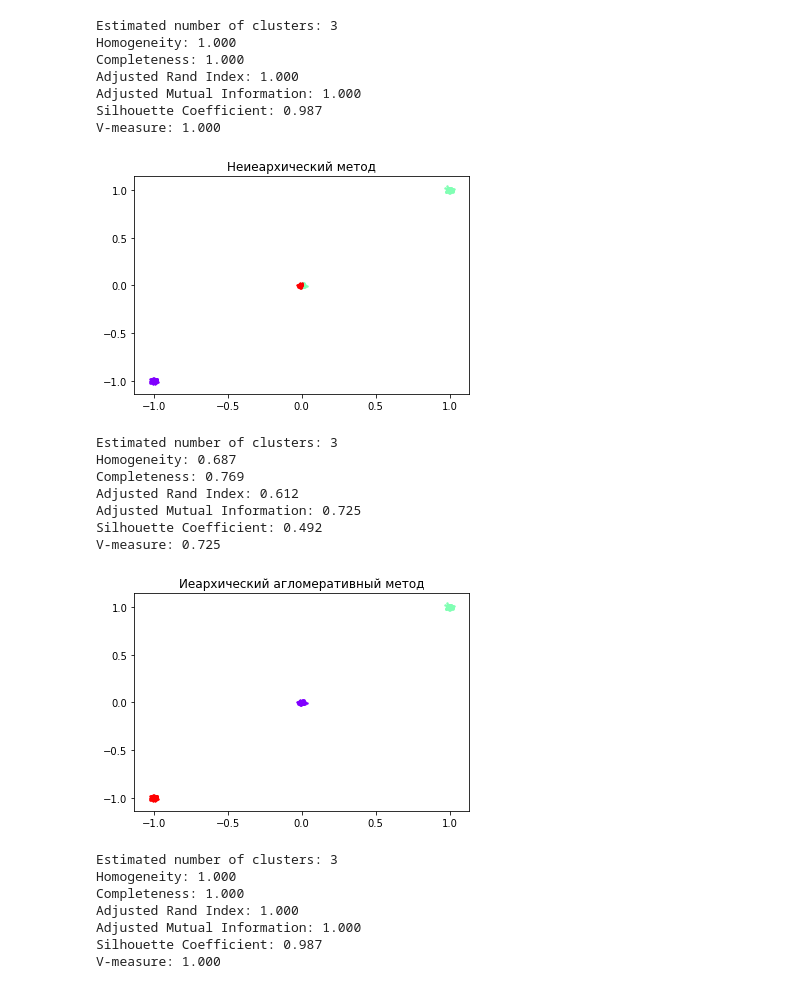
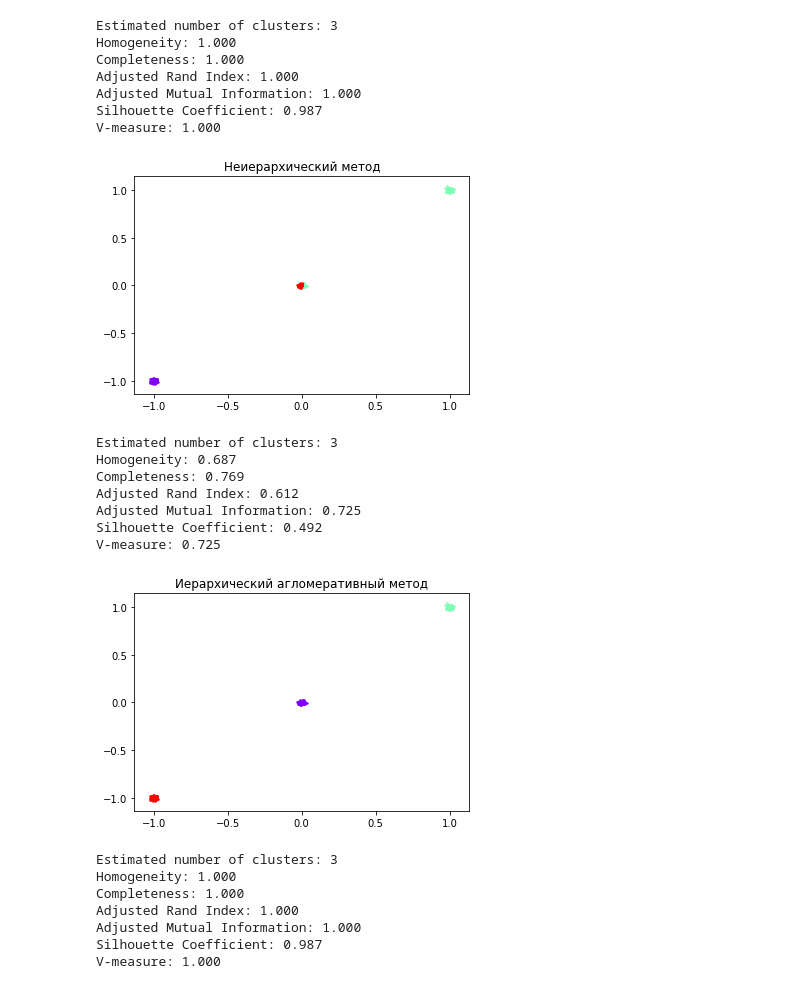
Before and after one commit to fearisinternal/ANNs, a Jupyter notebook: Lab3_DenisovaN.ipynb, the cells around one changed output. Cells and saved outputs as stored; diff of their text form; code cells hidden in the pictures.

```diff
--- a/Lab3_DenisovaN.ipynb
+++ b/Lab3_DenisovaN.ipynb
@@ -254,37 +254,37 @@ labels_AClusters = clustering.labels_
 drawClusters(X, labels_Kmeans, k, 'К-means') # рисуем кластеризацию с помощью k-means
 result(X, y, labels_Kmeans)
 
 from sklearn.decomposition import PCA
 pca = PCA(n_components=3)
 data = np.column_stack((X, y))
 principalComponents = pca.fit_transform(data)
 PCAdf = pd.DataFrame(data = data)
 datapoints = PCAdf.values
 methods_, labels_Kmedoids = kmedoids(datapoints, k, 2)
-drawClusters(X, labels_Kmedoids, k, 'Неиеархический метод') # рисуем кластеризацию с помощью неиерархического метода
+drawClusters(X, labels_Kmedoids, k, 'Неиерархический метод') # рисуем кластеризацию с помощью неиерархического метода
 result(X, y, labels_Kmedoids)
 
-drawClusters(X, labels_AClusters, k, 'Иеархический агломеративный метод') # рисуем кластеризацию с помощью иерархического агломеративного метода
+drawClusters(X, labels_AClusters, k, 'Иерархический агломеративный метод') # рисуем кластеризацию с помощью иерархического агломеративного метода
 result(X, y, labels_AClusters)
 # %% [output]
 [figure]
 [figure]
 Estimated number of clusters: 3
 Homogeneity: 1.000
 Completeness: 1.000
 Adjusted Rand Index: 1.000
 Adjusted Mutual Information: 1.000
 Silhouette Coefficient: 0.987
 V-measure: 1.000
-[figure, old version]
+[figure, new version]
 Estimated number of clusters: 3
 Homogeneity: 0.687
 Completeness: 0.769
 Adjusted Rand Index: 0.612
 Adjusted Mutual Information: 0.725
 Silhouette Coefficient: 0.492
 V-measure: 0.725
-[figure, old version]
+[figure, new version]
 Estimated number of clusters: 3
 Homogeneity: 1.000
 Completeness: 1.000
```
Also changed, not shown: parts of 5 cells of this notebook, 1 other file.
